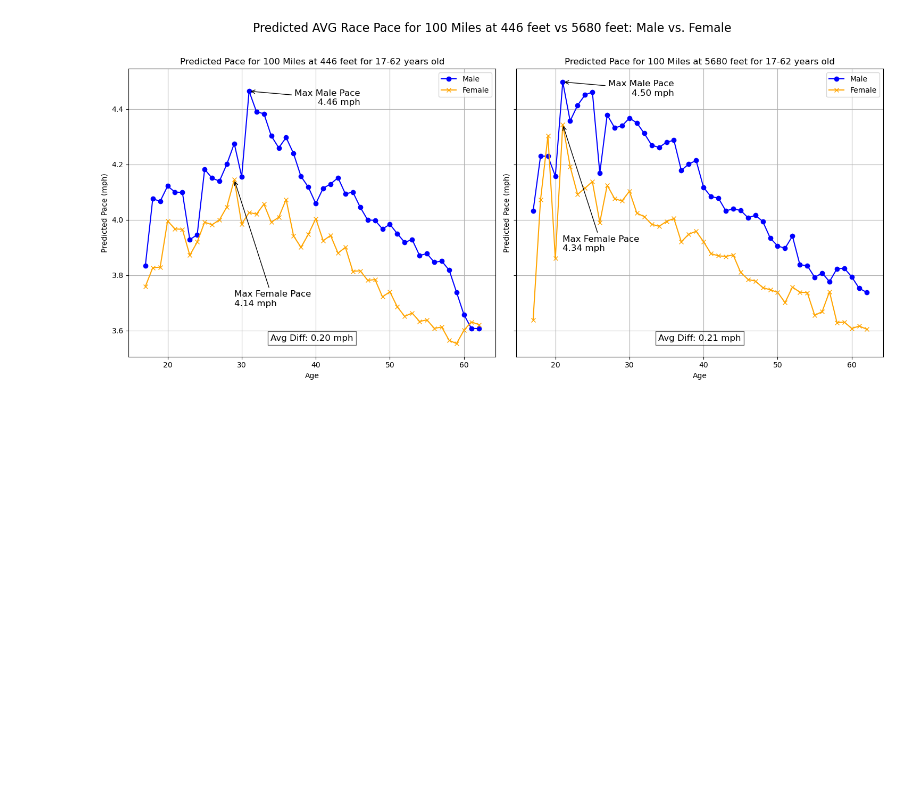
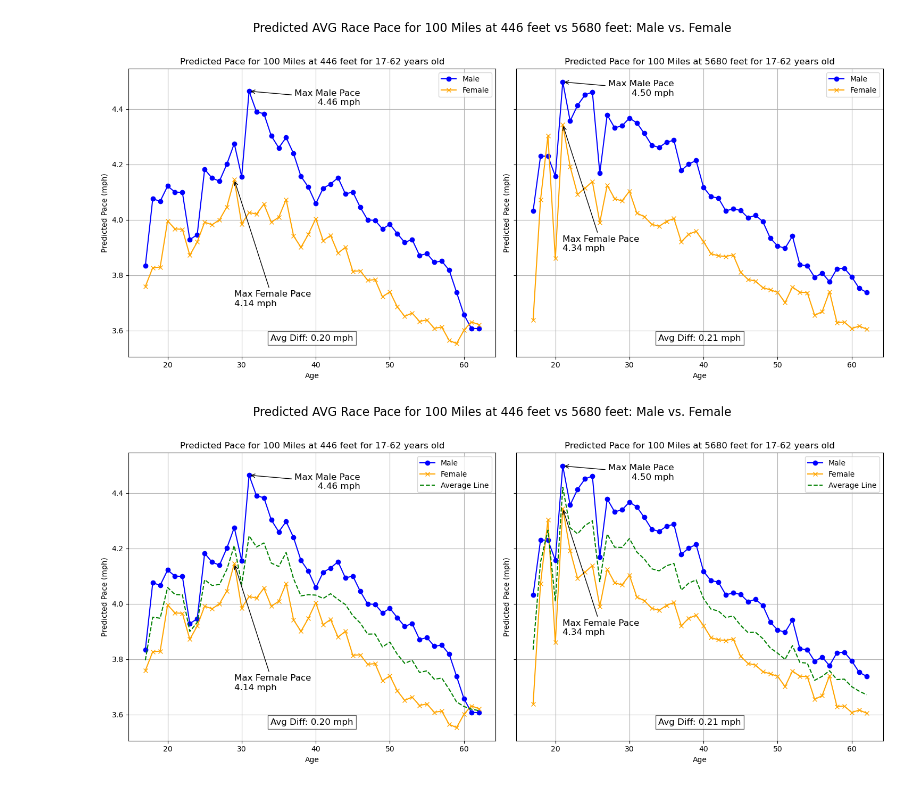
Before and after one commit to jdwelch88/Running_captstone, a Jupyter notebook: Notebooks/box_cox.ipynb, the cells around one changed output. Cells and saved outputs as stored; diff of their text form; code cells hidden in the pictures; blank space fills up the shorter version.

```diff
--- a/Notebooks/box_cox.ipynb
+++ b/Notebooks/box_cox.ipynb
@@ -515,3 +456,85 @@ plt.tight_layout(rect=[0, 0, 1, 0.96])
 plt.show()
 # %% [output]
 [figure]
+# %%
+
+
+# Define the age range and elevations
+ages = np.arange(17, 63)
+elevations = [446, 5680]
+
+# Define the specific distance to plot
+specific_distance = 100  # Change this to 50 or 100 for other distances
+
+# Generate predictions for each elevation and gender for the specific distance
+predictions = {
+    elevation: {
+        'male': [predict_race_pace_xgb(model, 1, age, elevation, specific_distance, lam) for age in ages],
+        'female': [predict_race_pace_xgb(model, 0, age, elevation, specific_distance, lam) for age in ages]
+    }
+    for elevation in elevations
+}
+
+# Calculate the difference in average pace between males and females for each age and elevation
+pace_diff = {
+    elevation: [predictions[elevation]['male'][i] - predictions[elevation]['female'][i] for i in range(len(ages))]
+    for elevation in elevations
+}
+
+# Calculate the average line between male and female lines
+average_line = {
+    elevation: [(predictions[elevation]['male'][i] + predictions[elevation]['female'][i]) / 2 for i in range(len(ages))]
+    for elevation in elevations
+}
+
+# Create subplots with shared y-axis
+fig, axs = plt.subplots(1, 2, figsize=(15, 7), sharey=True)  # 1 row, 2 columns
+
+# Plot each elevation in separate subplots
+for j, elevation in enumerate(elevations):
+    col = j
+
+    # Plot predictions for males and females
+    axs[col].plot(ages, predictions[elevation]['male'], label='Male', linestyle='-', marker='o', color='blue')
+    axs[col].plot(ages, predictions[elevation]['female'], label='Female', linestyle='-', marker='x', color='orange')
+
+    # Plot the average line between male and female
+    axs[col].plot(ages, average_line[elevation], label='Average Line', linestyle='--', color='green')
+
+    # Annotate the average pace difference on the plot
+    avg_diff = np.mean(pace_diff[elevation])
+    axs[col].text(0.5, 0.05, f'Avg Diff: {avg_diff:.2f} mph',
+                  transform=axs[col].transAxes, fontsize=12,
+                  verticalalignment='bottom', horizontalalignment='center', bbox=dict(facecolor='white', alpha=0.6))
+
+    # Find max race pace for males and females
+    max_male_idx = np.argmax(predictions[elevation]['male'])
+    max_female_idx = np.argmax(predictions[elevation]['female'])
+
+    max_male_age = ages[max_male_idx]
+    max_male_pace = predictions[elevation]['male'][max_male_idx]
+
+    max_female_age = ages[max_female_idx]
+    max_female_pace = predictions[elevation]['female'][max_female_idx]
+
+    # Add arrows pointing to the max race pace
+    axs[col].annotate(f'Max Male Pace\n{max_male_pace:.2f} mph', xy=(max_male_age, max_male_pace), xytext=(max_male_age + 15, max_male_pace - 0.05),
+                      arrowprops=dict(facecolor='blue', arrowstyle='->'), fontsize=12, color='black', horizontalalignment='right')
+    axs[col].annotate(f'Max Female Pace\n{max_female_pace:.2f} mph', xy=(max_female_age, max_female_pace), xytext=(max_female_age, max_female_pace - 0.4),
+                      arrowprops=dict(facecolor='orange', arrowstyle='->'), fontsize=12, color='black', verticalalignment='top')
+
+    # Set labels and titles
+    axs[col].set_xlabel('Age')
+    axs[col].set_ylabel('Predicted Pace (mph)')
+    axs[col].set_title(f'Predicted Pace for {specific_distance} Miles at {elevation} feet for 17-62 years old')
+    axs[col].legend()
+    axs[col].grid(True)
+
+# Add a main title for the entire figure
+fig.suptitle(f'Predicted AVG Race Pace for {specific_distance} Miles at 446 feet vs 5680 feet: Male vs. Female', fontsize=16)
+
+# Adjust layout
+plt.tight_layout(rect=[0, 0, 1, 0.96])
+plt.show()
+# %% [output]
+[figure, added]
```
Also changed, not shown: parts of 5 cells of this notebook, 1 other file.
